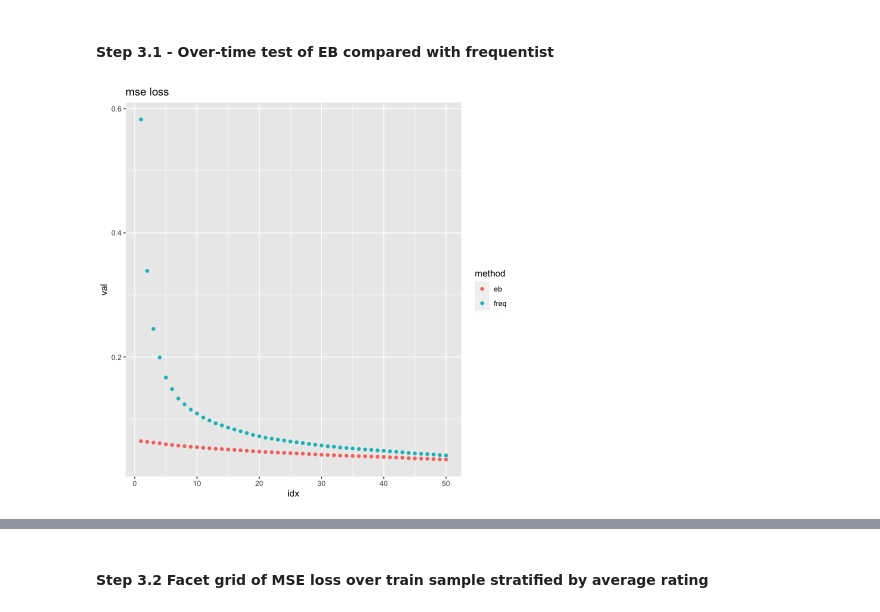
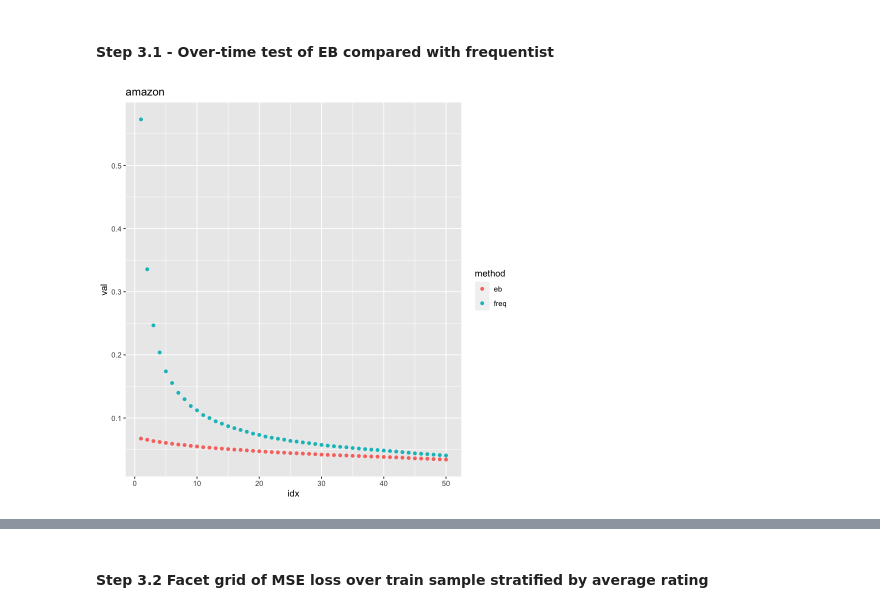
Before and after one commit to LEFTA98/empirical_bayes, a Jupyter notebook: eb_experiments_1.ipynb, the cells around one changed output, grey strips where cells are left out. Cells and saved outputs as stored; diff of their text form; code cells hidden in the pictures.

```diff
--- a/eb_experiments_1.ipynb
+++ b/eb_experiments_1.ipynb
@@ -32,17 +40,14 @@ The following objects are masked from ‘package:stats’:
 # raw_df = read.csv("data/Gift_Cards.csv", header = FALSE, col.names=c("item", "user", "rating", "timestamp"))
 raw_df = read.csv("data/Video_Games_raw.csv", header = FALSE, col.names=c("item", "user", "rating", "timestamp"))
 # raw_df = read.csv("data/Prime_Pantry.csv", header = FALSE, col.names=c("item", "user", "rating", "timestamp"))
-head(raw_df)
 
 set.seed(1729)
 
-df <- raw_df %>%
-  select(c("item", "rating"))
+df <- count(raw_df, item)
+df <- merge(raw_df, df, by='item')
+temp_df <- group_by(df, item) %>% summarize(avg = mean(rating))
+df <- merge(df, temp_df, by='item')
 
-counts <- count(df, item) %>%
-  filter(n > 20)
-
-df = merge(counts, df, by="item")
 in.train = sample(unique(df$item), size = 0.6*length(unique(df$item)))
 df.train = filter(df, item %in% in.train)
 df.test = filter(df, !item %in% in.train)
@@ -69,7 +71,7 @@ colnames(prior_df) <- c("item", "n1", "n2", "n3", "n4", "n5")
 
 prior_df$n = prior_df$n1 + prior_df$n2 + prior_df$n3 + prior_df$n4 + prior_df$n5
 
-prior_df <- filter(prior_df, n > 20)
+prior_df <- filter(prior_df, n >= 20)
 
 # remove all columns with a 0 count for one category
 prior_df  <- transmute(prior_df, n1 = n1 / n, n2 = n2 / n, n3 = n3 / n, n4 = n4 / n, n5 = n5 / n) %>%
@@ -128,9 +124,6 @@ print(alphas_b)
 # %% [markdown]
 ### Step 3: Prepare the various testing methods
 # %%
-temp = filter(raw_df, item %in% df.test$item)
-df.test <- merge(counts, temp, by="item")
-
 df.test <- filter(df.test, n >= 100) %>%
   group_by(item) %>%
   arrange(timestamp, .by_group = TRUE) %>%
@@ -151,6 +144,9 @@ df.test_eval$n = df.test_eval$"n1" + df.test_eval$"n2" + df.test_eval$"n3" + df.
 df.test_eval <- transmute(df.test_eval, item=item, n1 = n1 / n, n2 = n2 / n, n3 = n3 / n, n4 = n4 / n, n5 = n5 / n)
 
 num_eval_products = nrow(df.test_eval)
+
+df.test_learn_copy = df.test_learn
+df.test_eval_copy = df.test_eval
 # %% [markdown]
 #### Step 3.1 - Over-time test of EB compared with frequentist
 # %%
@@ -180,15 +176,20 @@ for (i in c(1:50)) {
   colnames(df.test_learn_subset) <- c("item", "n1", "n2", "n3", "n4", "n5")
   df.test_learn_subset$n = df.test_learn_subset$"n1" + df.test_learn_subset$"n2" + df.test_learn_subset$"n3" + df.test_learn_subset$"n4" + df.test_learn_subset$"n5"
 
-  df.test_learn_f <- transmute(df.test_learn_subset, item=item, avg = (n1+n2*2+n3*3+n4*4+n5*5)/n, n1 = n1 / n, n2 = n2 / n, n3 = n3 / n, n4 = n4 / n, n5 = n5 / n)
+  df.test_learn_f <- transmute(df.test_learn_subset, item=item, n1 = n1 / n, n2 = n2 / n, n3 = n3 / n, n4 = n4 / n, n5 = n5 / n)
   df.test_learn_b <- mutate(df.test_learn_subset, item=item, b1 = n1 + alphas[1], b2 = n2 + alphas[2], b3 = n3 + alphas[3],
          b4 = n4 + alphas[4], b5 = n5 + alphas[5], b = n + sum(alphas))
-  df.test_learn_b <- transmute(df.test_learn_b, item=item, avg = (b1+b2*2+b3*3+b4*4+b5*5)/n, b1 = (b1-1) / (b-5), b2 = (b2-1) / (b-5), b3 = (b3-1) / (b-5), b4 = (b4-1) / (b-5), b5 = (b5-1) / (b-5))
 
-  df.test_learn_f <- df.test_learn_f %>% select(-c(item, avg))
-  df.test_learn_b <- df.test_learn_b %>% select(-c(item, avg))
+  if (MAP_EST) {
+      df.test_learn_b <- mutate(df.test_learn_b, b1 = (b1-1) / (b-5), b2 = (b2-1) / (b-5), b3 = (b3-1) / (b-5), b4 = (b4-1) / (b-5), b5 = (b5-1) / (b-5))
+  } else {
+      df.test_learn_b <- mutate(df.test_learn_b, b1 = b1 / b, b2 = b2 / b, b3 = b3 / b, b4 = b4 / b, b5 = b5 / b)
+  }
 
-  df.test_eval_modified <- select(df.test_eval, -c(item))
+  # prep datasets for evaluation
+  df.test_eval_modified <- select(df.test_eval, c(n1, n2, n3, n4, n5))
+  df.test_learn_b <- select(df.test_learn_b, c(b1, b2, b3, b4, b5))
+  df.test_learn_f <- select(df.test_learn_f, c(n1, n2, n3, n4, n5))
 
   f_mse = rowSums((df.test_learn_f - df.test_eval_modified)^2)
   b_mse = rowSums((df.test_learn_b - df.test_eval_modified)^2)
@@ -224,11 +225,11 @@ avgs = rbind(avg_f,avg_b)
 # %%
 # Plot MSE loss
 
 ggplot(mses, aes(x=idx, y=val, color=method)) +
   geom_point() +
-  ggtitle("mse loss")
+  ggtitle("amazon")
 # %% [output]
-[figure, old version]
+[figure, new version]
 # %%
 # Plot kl divergence
 
```
Also changed, not shown: parts of 79 cells of this notebook, 1 other file.
